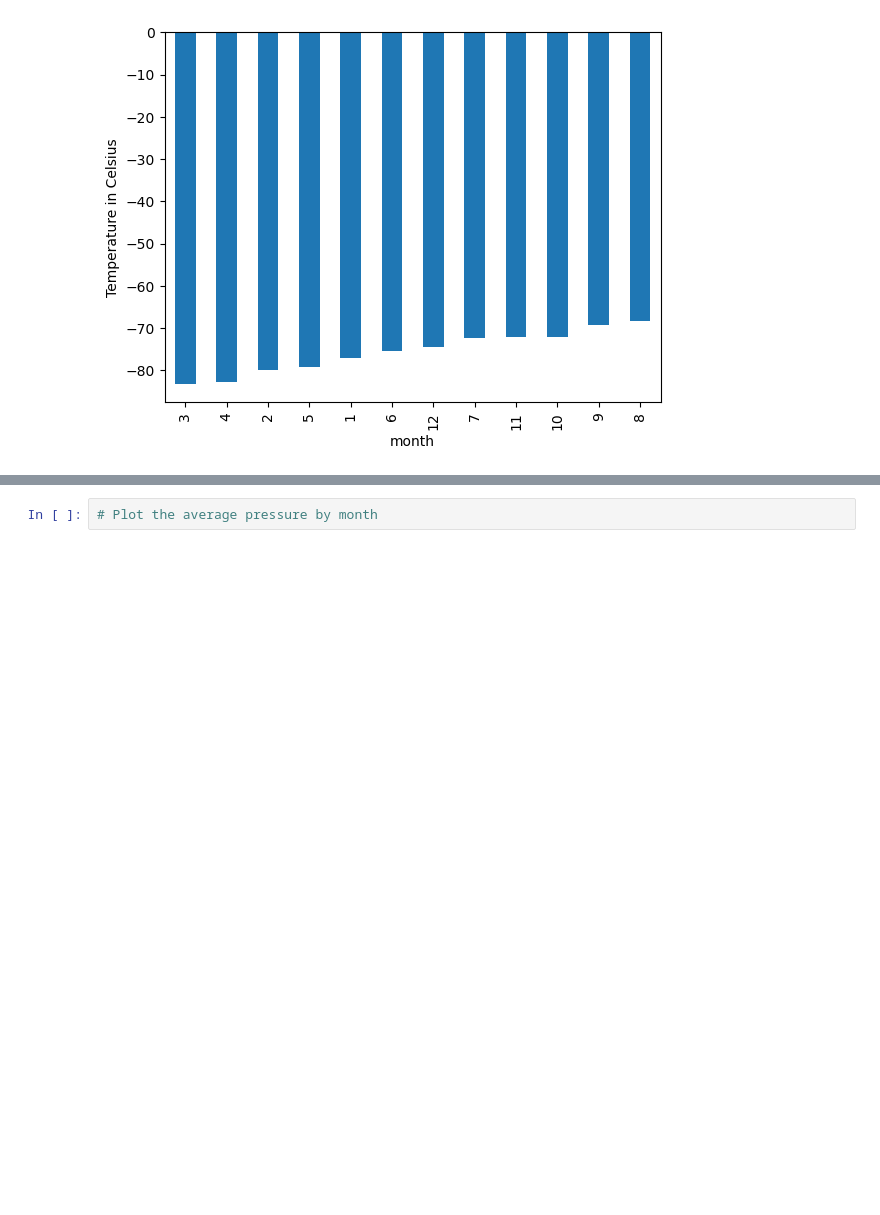
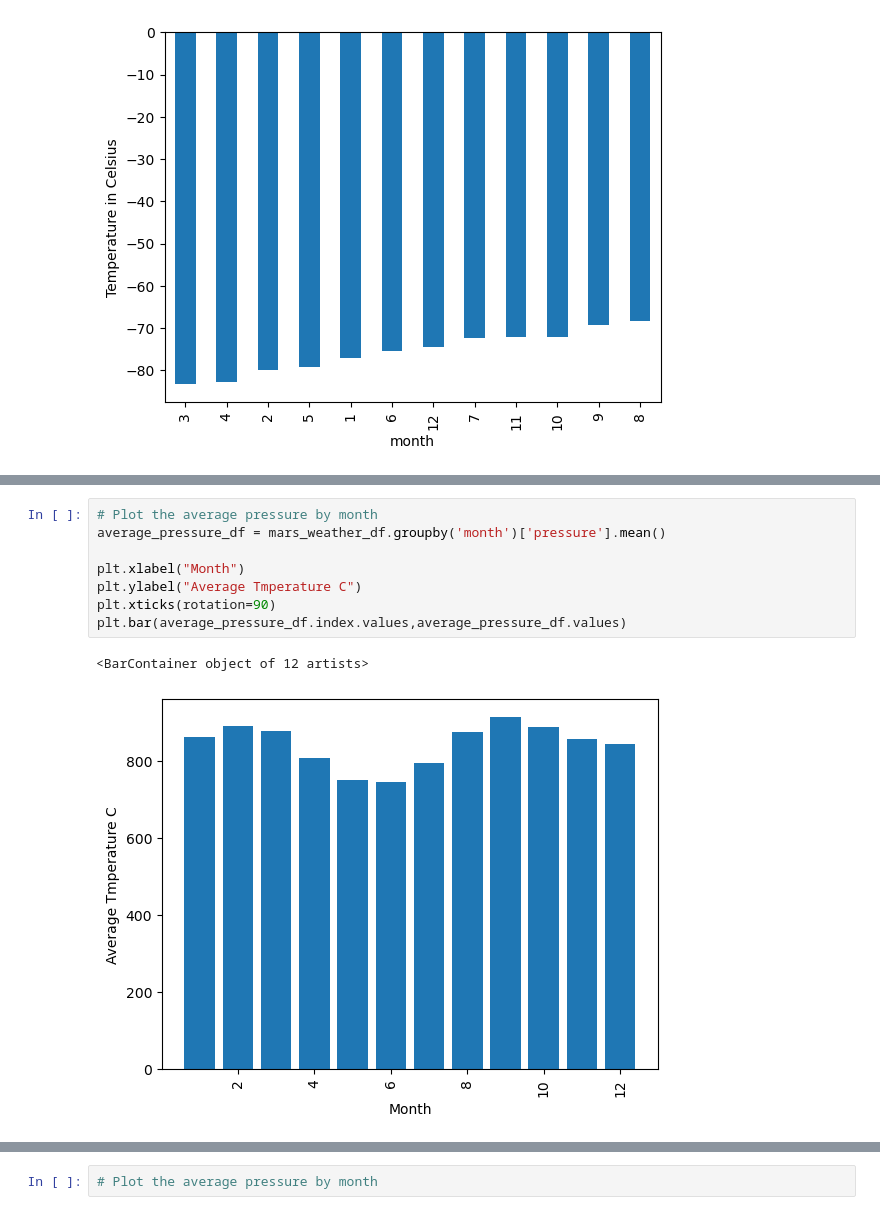
Before and after one commit to samuelhfish/Module-11-Challenge-Beautiful-Soup, a Jupyter notebook: Module 11 - Mars Challenge/part_2_mars_weather.ipynb, the cells around one changed output, grey strips where cells are left out. Saved outputs shown, nothing was run; the diff lists cells and outputs as text; blank space fills up the shorter version.

```diff
--- a/Module 11 - Mars Challenge/part_2_mars_weather.ipynb
+++ b/Module 11 - Mars Challenge/part_2_mars_weather.ipynb
@@ -214,3 +294,14 @@ month
 11    857.014493
 12    842.156627
 Name: pressure, dtype: float64
+# %%
+# Plot the average pressure by month
+average_pressure_df = mars_weather_df.groupby('month')['pressure'].mean()
+
+plt.xlabel("Month")
+plt.ylabel("Average Tmperature C")
+plt.xticks(rotation=90)
+plt.bar(average_pressure_df.index.values,average_pressure_df.values)
+# %% [output]
+<BarContainer object of 12 artists>
+[figure, added]
```
Also changed, not shown: parts of 19 cells of this notebook, 1 other file.
